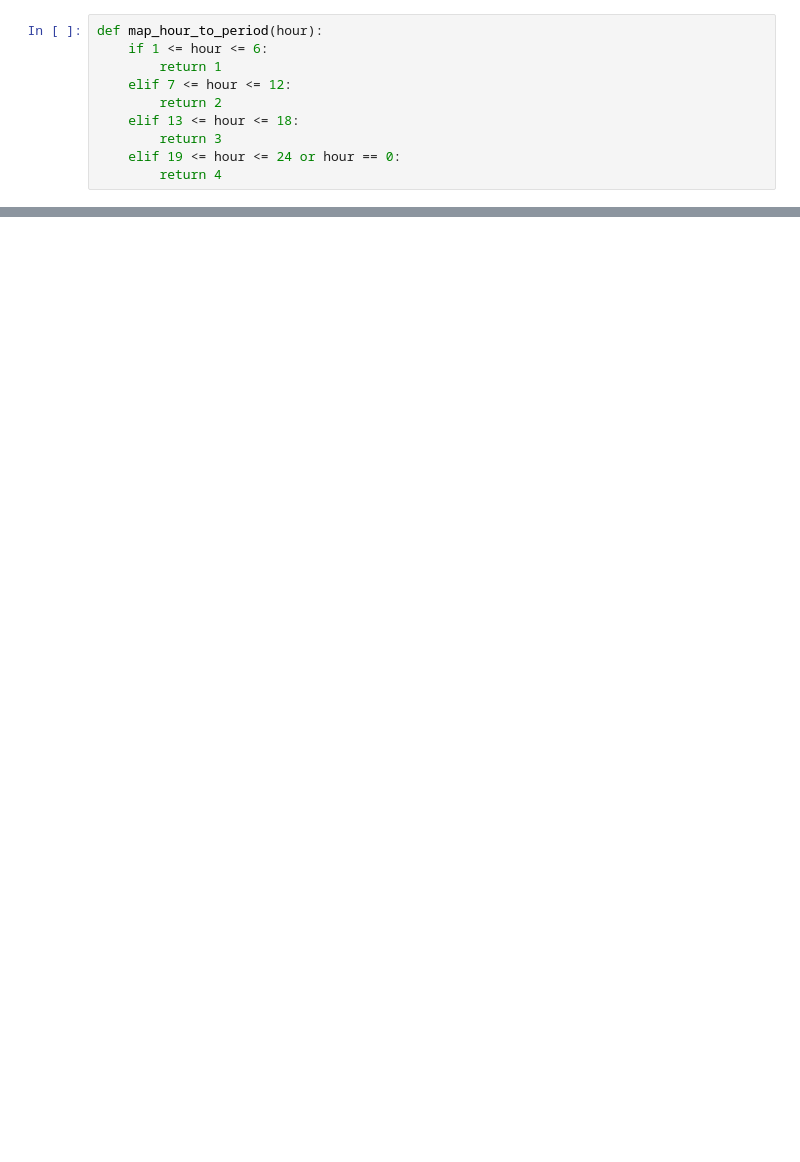
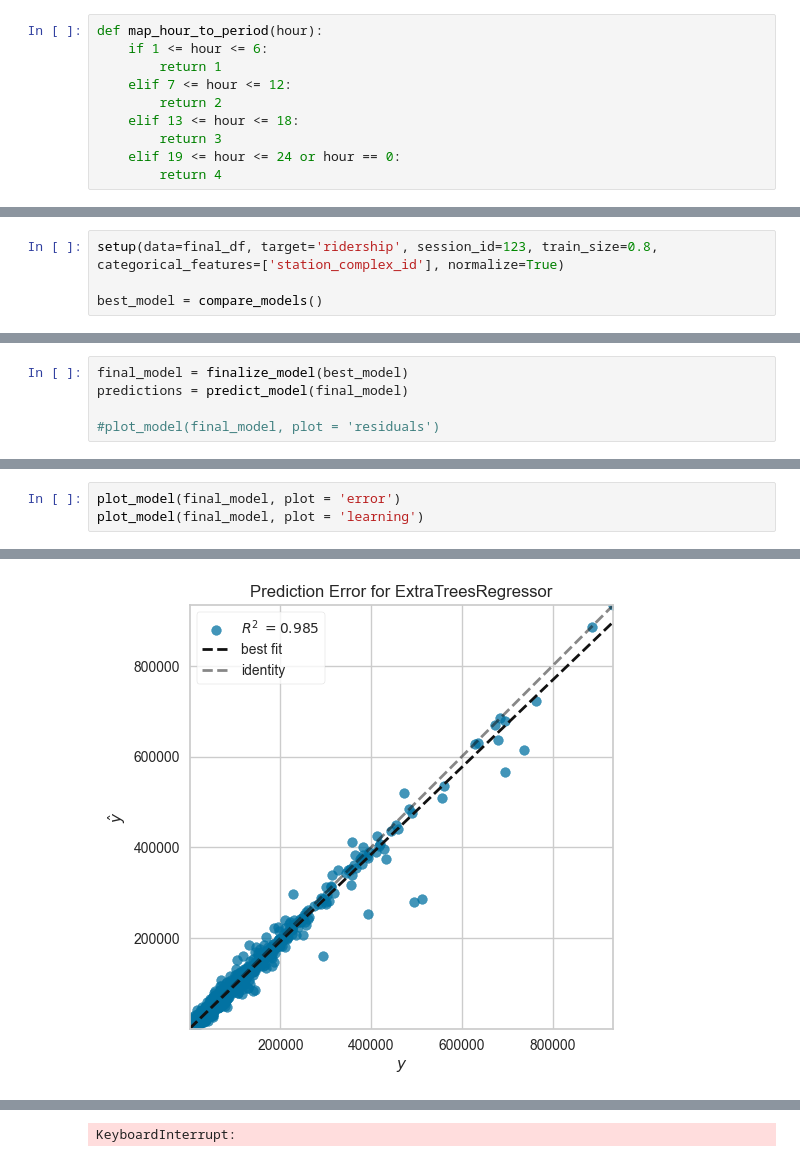
Before and after one commit to IsraP/IP-TCC, a Jupyter notebook: TCC 2.0.ipynb, the cells around one changed output, grey strips where cells are left out. Drawn from its saved outputs; the diff is of its cells as text; blank space fills up the shorter version.

```diff
--- a/TCC 2.0.ipynb
+++ b/TCC 2.0.ipynb
@@ -65,0 +553,4 @@ df.to_csv(output_csv_path, index=False)
+# %%
+setup(data=final_df, target='ridership', session_id=123, train_size=0.8, categorical_features=['station_complex_id'], normalize=True)
+
+best_model = compare_models()
@@ -65,0 +614,5 @@ df.to_csv(output_csv_path, index=False)
+# %%
+final_model = finalize_model(best_model)
+predictions = predict_model(final_model)
+
+#plot_model(final_model, plot = 'residuals')
@@ -65,0 +634,4 @@ df.to_csv(output_csv_path, index=False)
+# %%
+plot_model(final_model, plot = 'error')
+plot_model(final_model, plot = 'learning')
+# %% [output]
@@ -65,0 +639 @@ df.to_csv(output_csv_path, index=False)
+[figure, added]
@@ -65,0 +641 @@ df.to_csv(output_csv_path, index=False)
+KeyboardInterrupt:
```
Also changed, not shown: parts of 63 cells of this notebook, 5 other files.
